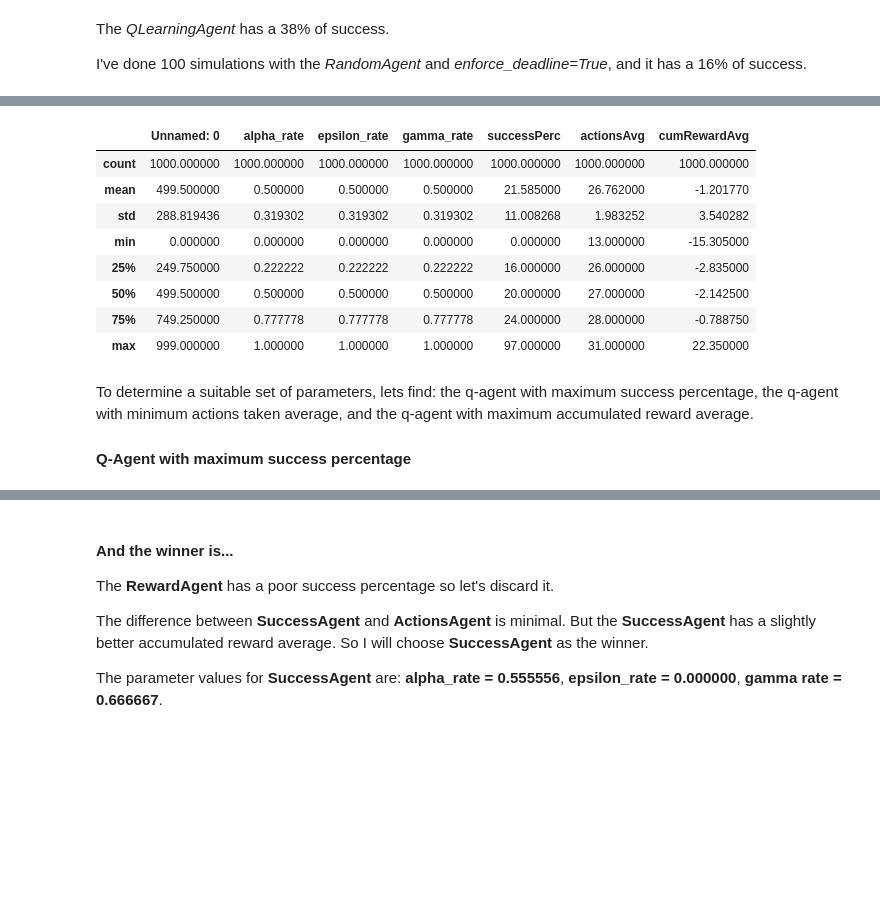
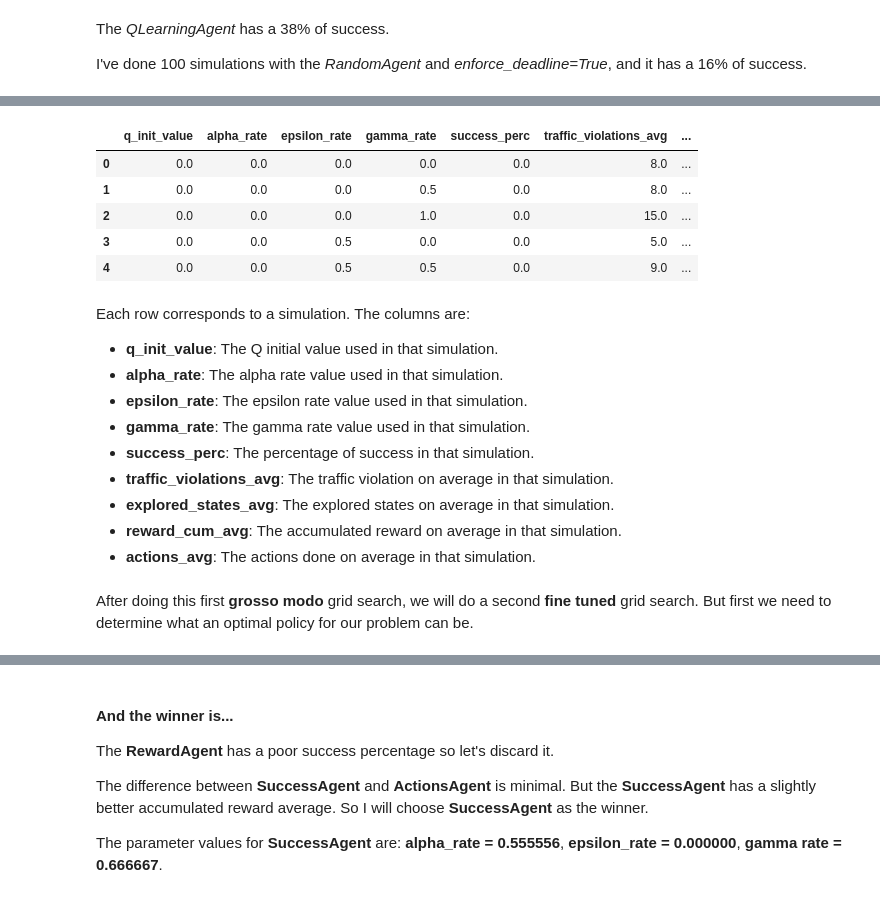
Before and after one commit to jcsastre/udacity_machine-learning_smartcab, a Jupyter notebook: report.ipynb, the cells around one changed output, grey strips where cells are left out. Saved outputs shown, nothing was run; the diff lists cells and outputs as text; code cells hidden in the pictures; blank space fills up the shorter version.

```diff
--- a/report.ipynb
+++ b/report.ipynb
@@ -153,19 +167,5 @@ The results of the simulations will be stored on a csv file, that we will analyz
 # %%
 import pandas as pd
+from altair import Chart
 
-tuning_data = pd.read_csv("smartcab/qlearn_agent_tuning_results.csv")
-tuning_data.describe()
+tuning_data = pd.read_csv("smartcab/qlearn_agent_tuning_results.csv", index_col=0)
-# %% [output]
-|  | Unnamed: 0 | alpha_rate | epsilon_rate | gamma_rate | successPerc | actionsAvg | cumRewardAvg |
-| count | 1000.000000 | 1000.000000 | 1000.000000 | 1000.000000 | 1000.000000 | 1000.000000 | 1000.000000 |
-| mean | 499.500000 | 0.500000 | 0.500000 | 0.500000 | 21.585000 | 26.762000 | -1.201770 |
-| std | 288.819436 | 0.319302 | 0.319302 | 0.319302 | 11.008268 | 1.983252 | 3.540282 |
-| min | 0.000000 | 0.000000 | 0.000000 | 0.000000 | 0.000000 | 13.000000 | -15.305000 |
-| 25% | 249.750000 | 0.222222 | 0.222222 | 0.222222 | 16.000000 | 26.000000 | -2.835000 |
-| 50% | 499.500000 | 0.500000 | 0.500000 | 0.500000 | 20.000000 | 27.000000 | -2.142500 |
-| 75% | 749.250000 | 0.777778 | 0.777778 | 0.777778 | 24.000000 | 28.000000 | -0.788750 |
-| max | 999.000000 | 1.000000 | 1.000000 | 1.000000 | 97.000000 | 31.000000 | 22.350000 |
-# %% [markdown]
-To determine a suitable set of parameters, lets find: the q-agent with maximum success percentage, the q-agent with minimum actions taken average, and the q-agent with maximum accumulated reward average.
-
-<h4>Q-Agent with maximum success percentage</h4>
@@ -171,0 +174,22 @@ To determine a suitable set of parameters, lets find: the q-agent with maximum s
+# %%
+tuning_data.head(5)
+# %% [output]
+|  | q_init_value | alpha_rate | epsilon_rate | gamma_rate | success_perc | traffic_violations_avg | ... |
+| 0 | 0.0 | 0.0 | 0.0 | 0.0 | 0.0 | 8.0 | ... |
+| 1 | 0.0 | 0.0 | 0.0 | 0.5 | 0.0 | 8.0 | ... |
+| 2 | 0.0 | 0.0 | 0.0 | 1.0 | 0.0 | 15.0 | ... |
+| 3 | 0.0 | 0.0 | 0.5 | 0.0 | 0.0 | 5.0 | ... |
+| 4 | 0.0 | 0.0 | 0.5 | 0.5 | 0.0 | 9.0 | ... |
+# %% [markdown]
+Each row corresponds to a simulation. The columns are:
+- **q_init_value**: The Q initial value used in that simulation.
+- **alpha_rate**: The alpha rate value used in that simulation.
+- **epsilon_rate**: The epsilon rate value used in that simulation.
+- **gamma_rate**: The gamma rate value used in that simulation.
+- **success_perc**: The percentage of success in that simulation.
+- **traffic_violations_avg**: The traffic violation on average in that simulation.
+- **explored_states_avg**: The explored states on average in that simulation.
+- **reward_cum_avg**: The accumulated reward on average in that simulation.
+- **actions_avg**: The actions done on average in that simulation.
+# %% [markdown]
+After doing this first **grosso modo** grid search, we will do a second **fine tuned** grid search. But first we need to determine what an optimal policy for our problem can be.
```
Also changed, not shown: parts of 26 cells of this notebook, 9 other files.
